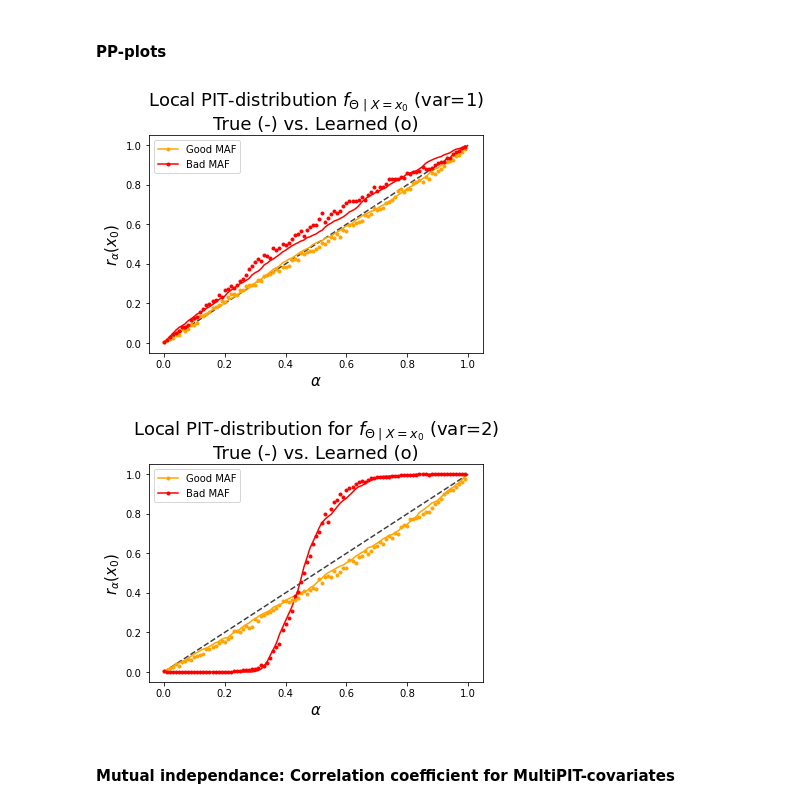
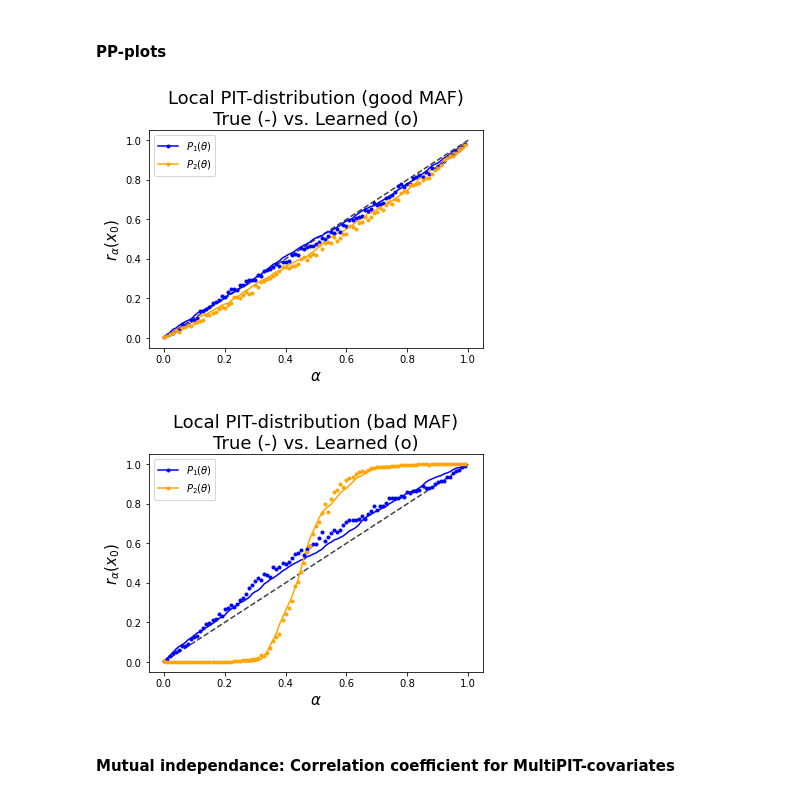
Before and after one commit to JuliaLinhart/valDiags_flows, a Jupyter notebook: SBI_example.ipynb, the cells around one changed output. Saved outputs shown, nothing was run; the diff lists cells and outputs as text; code cells hidden in the pictures.

Commit message:
plot local pit

```diff
--- a/SBI_example.ipynb
+++ b/SBI_example.ipynb
@@ -408,31 +408,33 @@ else:
 # %%
 # PP-plot of local PIT-distribution for both flows
 # alpha-quantiles = [P_Theta|X_0(Z < alpha)]
 
 # Good MAF
 PP_plot_1D(
-    PIT_values=[flow_local_pit_values_good[0], flow_local_pit_values_bad[0]],
+    PIT_values=[flow_local_pit_values_good[0], flow_local_pit_values_good[1]],
     # PIT_values=None,
     alphas=np.linspace(0, 0.99, 100),
-    r_alpha_learned = [r_alpha_learned_good['dim_1'], r_alpha_learned_bad['dim_1']],
-    colors=["orange", "red"],
-    colors_r_alpha = ["orange", "red"],
-    labels=["Good MAF", "Bad MAF"],
-    title=r"Local PIT-distribution $f_{\Theta \mid X=x_0}$ (var=1)" "\n" "True (-) vs. Learned (o)",
+    r_alpha_learned = [r_alpha_learned_good['dim_1'], r_alpha_learned_good['dim_2']],
+    colors=["blue", "orange"],
+    colors_r_alpha=["blue", "orange"],
+    labels=[r"$P_1(\theta)$", r"$P_2(\theta)$"],
+    title=r"Local PIT-distribution (good MAF)" "\n" "True (-) vs. Learned (o)",
 )
+
+#Bad MAF
 PP_plot_1D(
-    PIT_values=[flow_local_pit_values_good[1], flow_local_pit_values_bad[1]],
+    PIT_values=[flow_local_pit_values_bad[0], flow_local_pit_values_bad[1]],
     # PIT_values=None,
     alphas=np.linspace(0, 0.99, 100),
-    r_alpha_learned = [r_alpha_learned_good['dim_2'], r_alpha_learned_bad['dim_2']],
-    colors=["orange", "red"],
-    colors_r_alpha = ["orange", "red"],
-    labels=["Good MAF", "Bad MAF"],
-    title=r"Local PIT-distribution for $f_{\Theta \mid X=x_0}$ (var=2)" "\n" "True (-) vs. Learned (o)",
+    r_alpha_learned = [r_alpha_learned_bad['dim_1'], r_alpha_learned_bad['dim_2']],
+    colors=["blue", "orange"],
+    colors_r_alpha=["blue", "orange"],
+    labels=[r"$P_1(\theta)$", r"$P_2(\theta)$"],
+    title=r"Local PIT-distribution (bad MAF)" "\n" "True (-) vs. Learned (o)",
 )
 # %% [output]
-[figure, old version]
+[figure, new version]
-[figure, old version]
+[figure, new version]
 # %% [markdown]
 #### Mutual independance: Correlation coefficient for MultiPIT-covariates
 # %%
```
